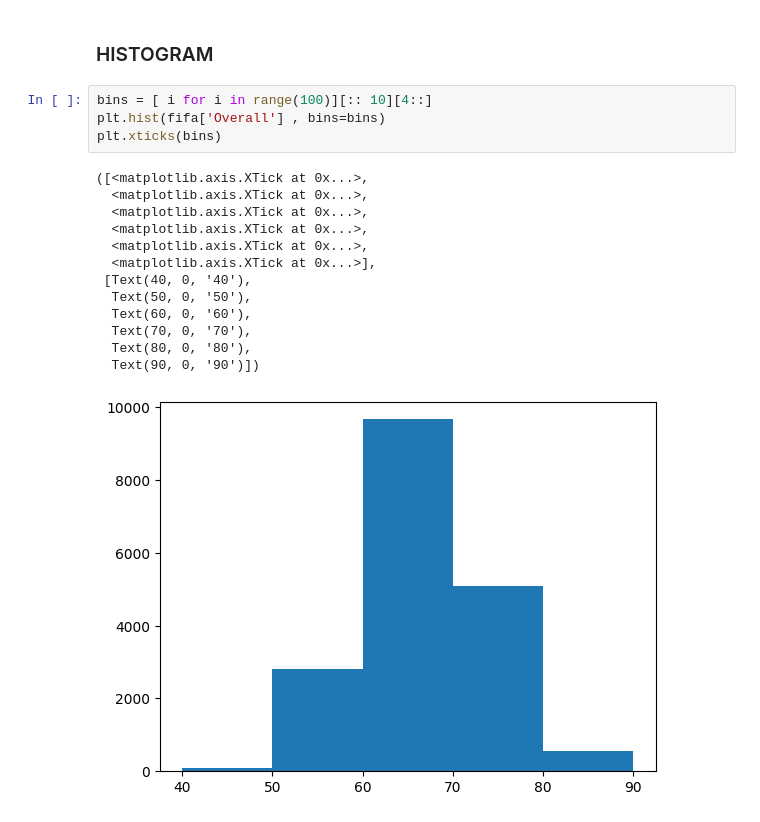
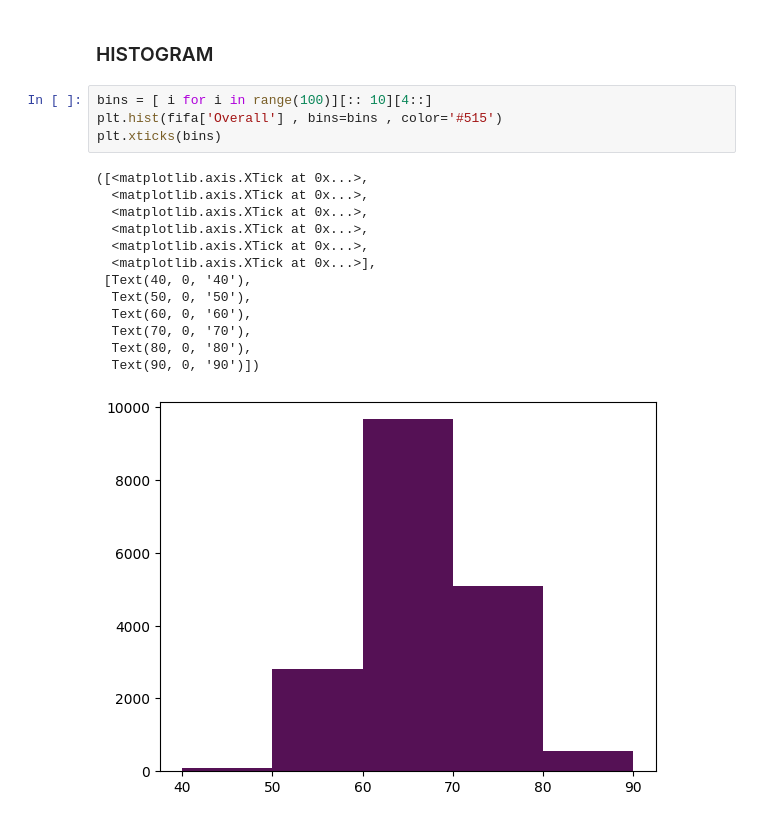
Before and after one commit to danielprinceD/DataScience, a Jupyter notebook: matplotlib.ipynb, the cells around one changed output. Saved outputs shown, nothing was run; the diff lists cells and outputs as text.

```diff
--- a/matplotlib.ipynb
+++ b/matplotlib.ipynb
@@ -150,19 +150,19 @@ fifa.head(3)
 ### HISTOGRAM
 # %%
 bins = [ i for i in range(100)][:: 10][4::]
-plt.hist(fifa['Overall'] , bins=bins)
+plt.hist(fifa['Overall'] , bins=bins , color='#515')
 plt.xticks(bins)
 # %% [output]
 ([<matplotlib.axis.XTick at 0x...>,
   <matplotlib.axis.XTick at 0x...>,
   <matplotlib.axis.XTick at 0x...>,
   <matplotlib.axis.XTick at 0x...>,
   <matplotlib.axis.XTick at 0x...>,
   <matplotlib.axis.XTick at 0x...>],
  [Text(40, 0, '40'),
   Text(50, 0, '50'),
   Text(60, 0, '60'),
   Text(70, 0, '70'),
   Text(80, 0, '80'),
   Text(90, 0, '90')])
-[figure, old version]
+[figure, new version]
```
Also changed, not shown: parts of 2 cells of this notebook.
